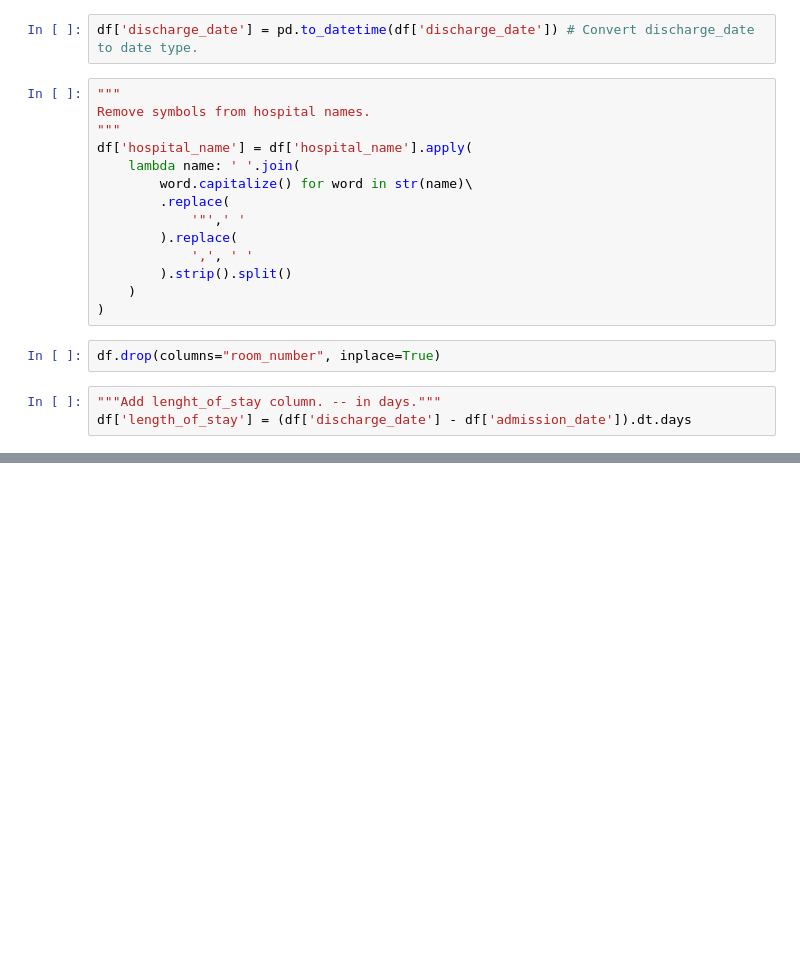
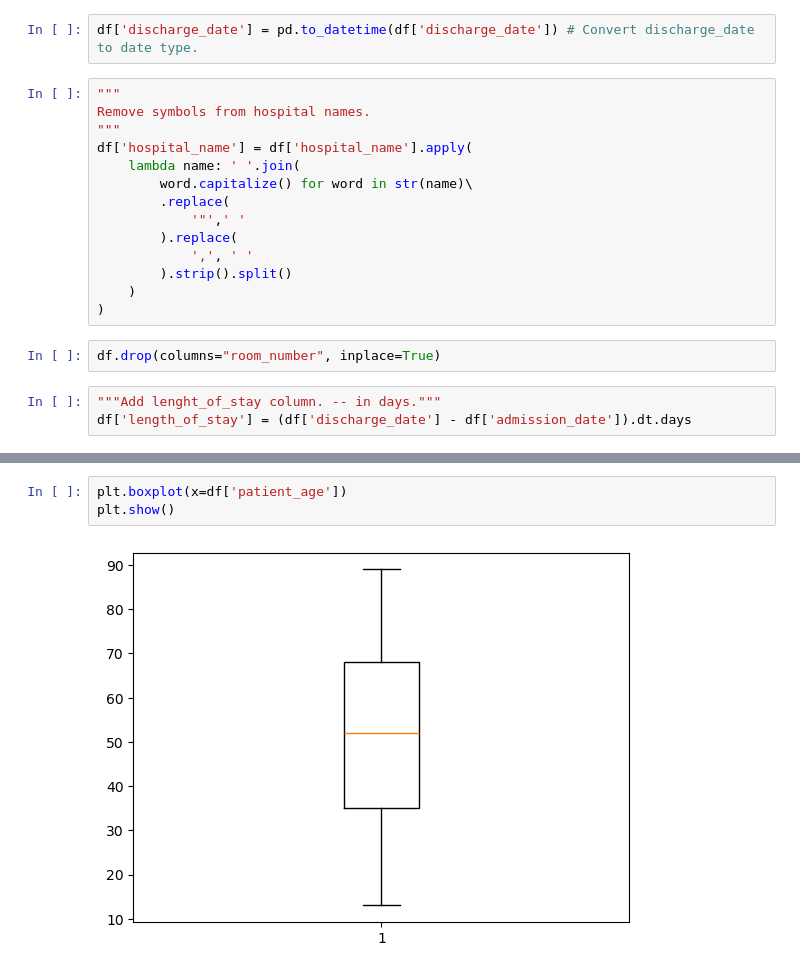
Before and after one commit to abhinna1/CSE4-587-Data-Intensive-Computing, a Jupyter notebook: main.ipynb, the cells around one changed output, grey strips where cells are left out. Cells and saved outputs as stored; diff of their text form; blank space fills up the shorter version.

```diff
--- a/main.ipynb
+++ b/main.ipynb
@@ -101 +188,6 @@ plt.show()
+# %%
+plt.boxplot(x=df['patient_age'])
+plt.show()
+# %% [output]
+[figure, added]
 # %%
```
Also changed, not shown: parts of 12 cells of this notebook.
